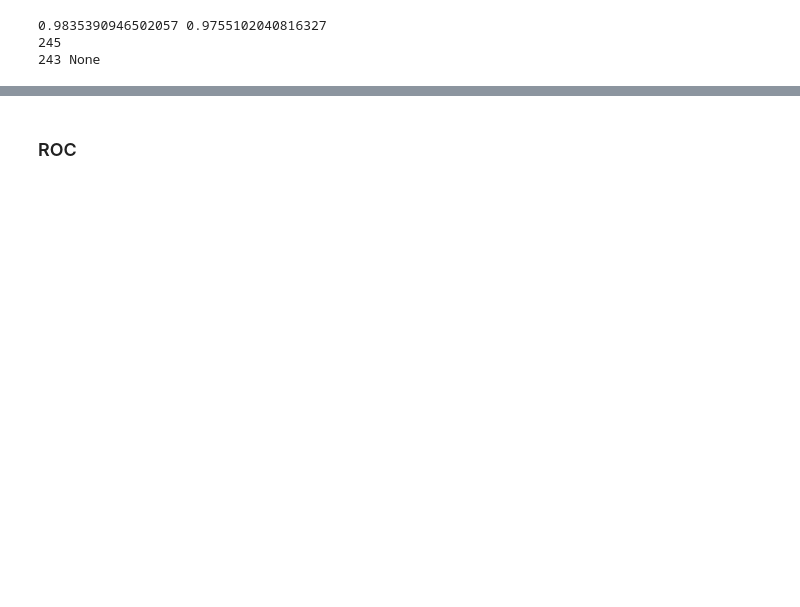
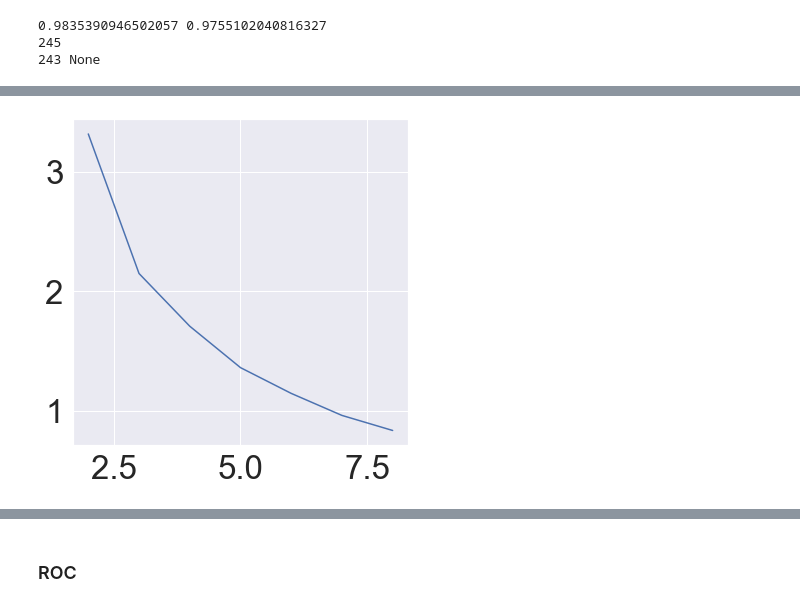
Before and after one commit to Thunderbeee/hai-cooking, a Jupyter notebook: modeling/round-scale-modeling.ipynb, the cells around one changed output, grey strips where cells are left out. Saved outputs shown, nothing was run; the diff lists cells and outputs as text; code cells hidden in the pictures; blank space fills up the shorter version.

```diff
--- a/modeling/round-scale-modeling.ipynb
+++ b/modeling/round-scale-modeling.ipynb
@@ -392,0 +397,14 @@ plt.hist(y_train, bins=[1,2,3,4])
+# %%
+# choosing the number of K using elbow method
+
+def sum_of_squares(model):
+
+    s1_prob_pred = pd.DataFrame(model.predict_proba(X_s1))
+    t1_prob_pred = pd.DataFrame(model.predict_proba(X_t1))
+    merge_s1_t1 = s1_prob_pred.append(t1_prob_pred, ignore_index = True)
+    sum_of_squares = []
+    for k in range(2, 9):
+        kmeans = KMeans(n_clusters = k, random_state = 42)
+        kmeans.fit(merge_s1_t1)
+        sum_of_squares.append(kmeans.inertia_)
+    plt.plot(range(2, 9), sum_of_squares)
@@ -565,0 +642,4 @@ plt.savefig("type-3.pdf",dpi=300);
+# %%
+sum_of_squares(RF)
+# %% [output]
+[figure, added]
```
Also changed, not shown: parts of 26 cells of this notebook, 5 other files.
